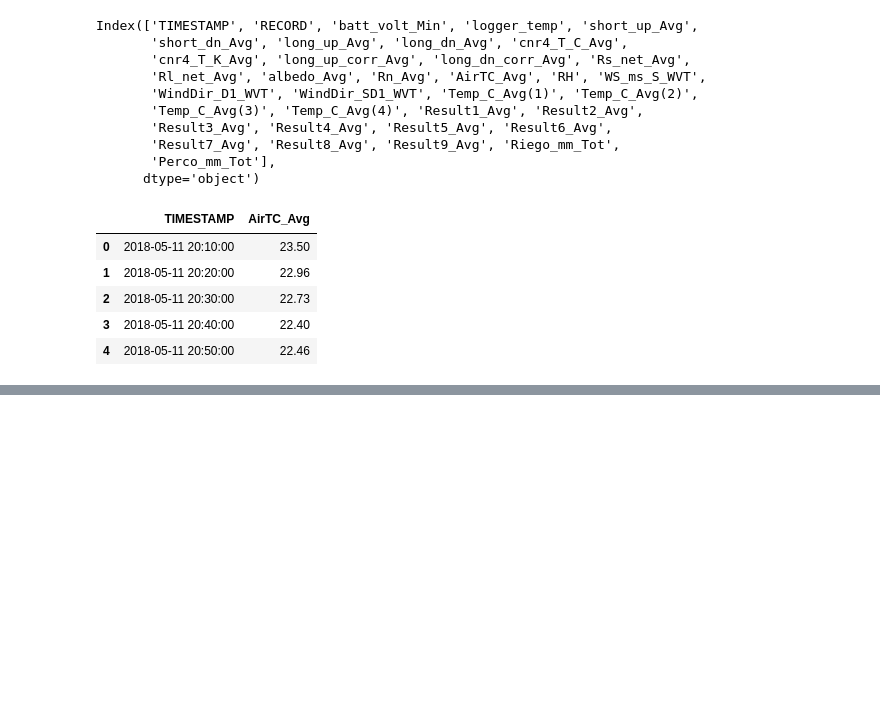
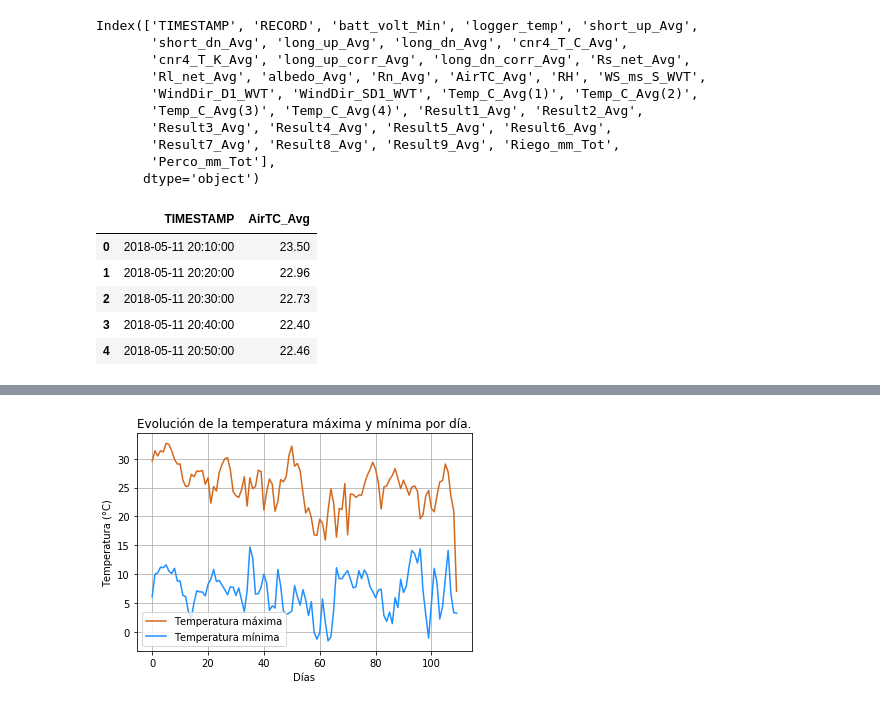
Before and after one commit to jorgebenz9/Computacional1, a Jupyter notebook: Evaluacion1/Evaluacion _1.ipynb, the cells around one changed output, grey strips where cells are left out. Cells and saved outputs as stored; diff of their text form; code cells hidden in the pictures; blank space fills up the shorter version.

```diff
--- a/Evaluacion1/Evaluacion _1.ipynb
+++ b/Evaluacion1/Evaluacion _1.ipynb
@@ -113,0 +180,5 @@ print(data2.head())
+# %%
+#Quitamos datos repetidos por hora y reseteamos el índice.
+data1 = data1.drop_duplicates(subset=['AÑO','MES','DIA'])
+data1=data1.reset_index(drop=True)
+data1.head()
@@ -113,0 +192,4 @@ print(data2.head())
+# %%
+#Quitamos columnas innecesarias
+data1 = data1.drop(['HORA','UF'], 1)
+data1.head()
@@ -113,0 +203,4 @@ print(data2.head())
+# %%
+#Calculamos el acumulado de UF24 y lo agregamos como columna
+data1['UF24CUM']=np.cumsum(data1['UF24'])
+data1.head()
@@ -113,0 +214,21 @@ print(data2.head())
+# %%
+#Crear arreglos con la información de TMAX, TMIN y UF24CUM para realizar gráficas
+Tmax = [data1['TMAX'][i] for i in range(0,len(data1))]
+Tmin = [data1['TMIN'][i] for i in range(0,len(data1))]
+UF24CUM = [data1['UF24CUM'][i] for i in range(0,len(data1))]
+# %%
+#Crear gráfica de evolución de temperatura mínima y máxima
+Y1 = Tmax
+Y2 = Tmin
+
+plt.plot(Y1, label = "Temperatura máxima", color = '#D2691E')
+plt.plot(Y2, label = "Temperatura mínima", color = '#1E90FF')
+plt.xlabel("Días")
+plt.ylabel("Temperatura (°C)")
+plt.legend()
+plt.grid()
+plt.title('Evolución de la temperatura máxima y mínima por día.')
+plt.savefig('tmin_tmax')
+plt.show()
+# %% [output]
+[figure, added]
```
Also changed, not shown: parts of 20 cells of this notebook, 2 other files.
